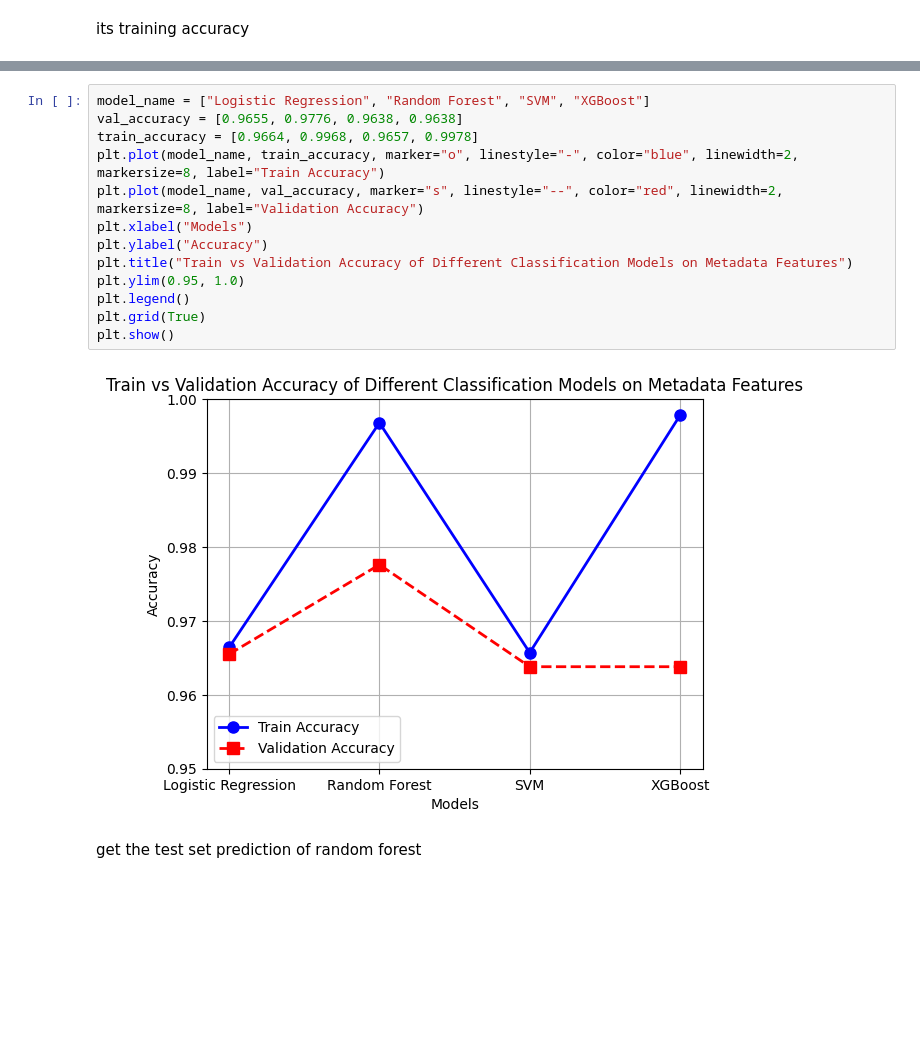
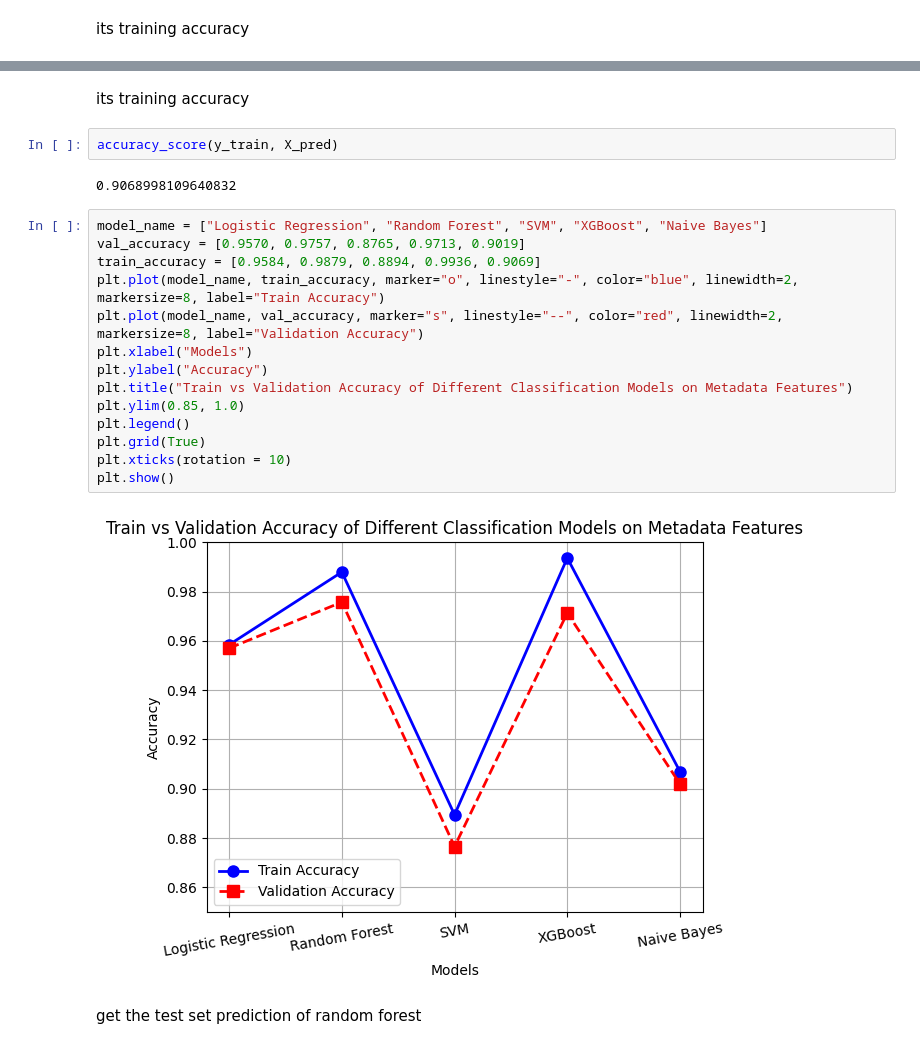
Before and after one commit to LindaPeng123/Hybrid_Spam_Classification, a Jupyter notebook: model_creation.ipynb, the cells around one changed output, grey strips where cells are left out. Saved outputs shown, nothing was run; the diff lists cells and outputs as text; blank space fills up the shorter version.

```diff
--- a/model_creation.ipynb
+++ b/model_creation.ipynb
@@ -281,18 +344,25 @@ accuracy_score(y_train, X_pred)
+# %% [markdown]
+its training accuracy
+# %%
+accuracy_score(y_train, X_pred)
+# %% [output]
+0.9068998109640832
 # %%
-model_name = ["Logistic Regression", "Random Forest", "SVM", "XGBoost"]
-val_accuracy = [0.9655, 0.9776, 0.9638, 0.9638]
-train_accuracy = [0.9664, 0.9968, 0.9657, 0.9978]
+model_name = ["Logistic Regression", "Random Forest", "SVM", "XGBoost", "Naive Bayes"]
+val_accuracy = [0.9570, 0.9757, 0.8765, 0.9713, 0.9019]
+train_accuracy = [0.9584, 0.9879, 0.8894, 0.9936, 0.9069]
 plt.plot(model_name, train_accuracy, marker="o", linestyle="-", color="blue", linewidth=2, markersize=8, label="Train Accuracy")
 plt.plot(model_name, val_accuracy, marker="s", linestyle="--", color="red", linewidth=2, markersize=8, label="Validation Accuracy")
 plt.xlabel("Models")
 plt.ylabel("Accuracy")
 plt.title("Train vs Validation Accuracy of Different Classification Models on Metadata Features")
-plt.ylim(0.95, 1.0)
+plt.ylim(0.85, 1.0)
 plt.legend()
 plt.grid(True)
+plt.xticks(rotation = 10)
 plt.show()
 # %% [output]
-[figure, old version]
+[figure, new version]
 # %% [markdown]
 get the test set prediction of random forest
 # %%
```
Also changed, not shown: parts of 67 cells of this notebook, 3 other files.
